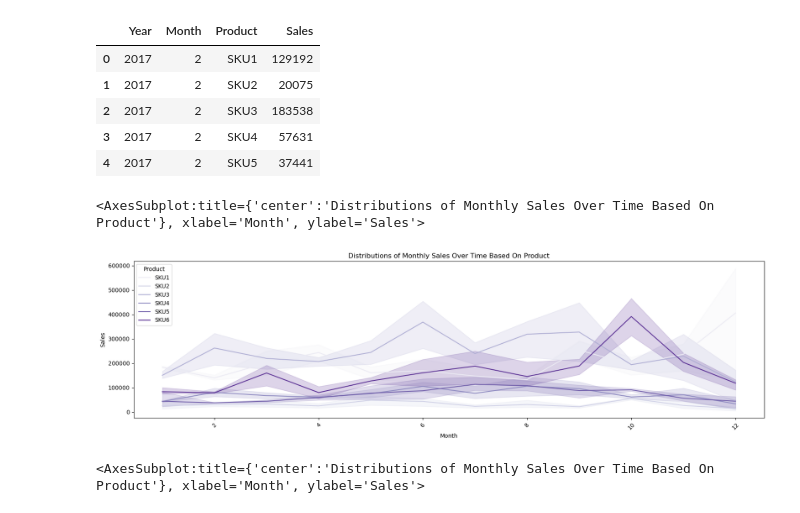
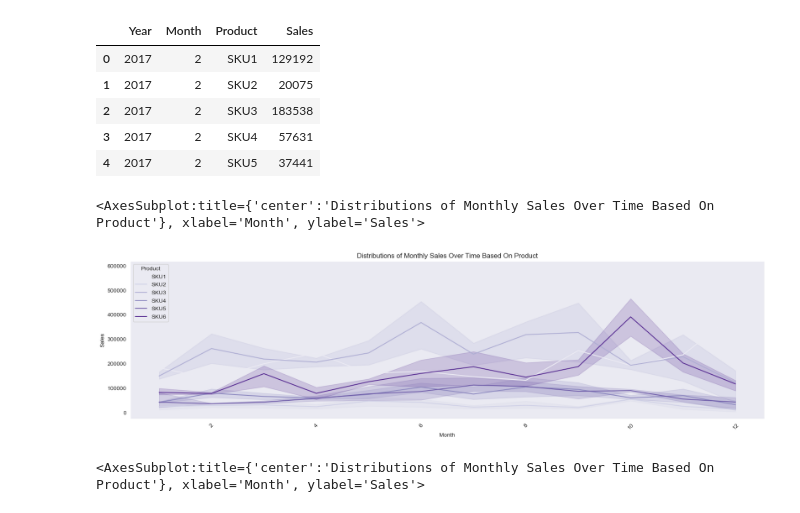
Before and after one commit to KierraDangerfield/Data-Glacier, a Jupyter notebook: Week_10/EDA.ipynb, the cells around one changed output. Saved outputs shown, nothing was run; the diff lists cells and outputs as text; code cells hidden in the pictures.

```diff
--- a/Week_10/EDA.ipynb
+++ b/Week_10/EDA.ipynb
@@ -246,12 +258,13 @@ mps.head()
 # %%
 fig, ax = plt.subplots(figsize=(20,5))
 plt.xticks(rotation = 45)
 
 plt.title("Distributions of Monthly Sales Over Time Based On Product")
+sns.set_style("dark")
 sns.lineplot(data = mps, x="Month", y="Sales", hue="Product", palette=palette)
 # %% [output]
 <AxesSubplot:title={'center':'Distributions of Monthly Sales Over Time Based On Product'}, xlabel='Month', ylabel='Sales'>
-[figure, old version]
+[figure, new version]
 # %%
 fig, ax = plt.subplots(figsize=(20,5))
 plt.xticks(rotation = 45)
```
Also changed, not shown: parts of 21 cells of this notebook.
